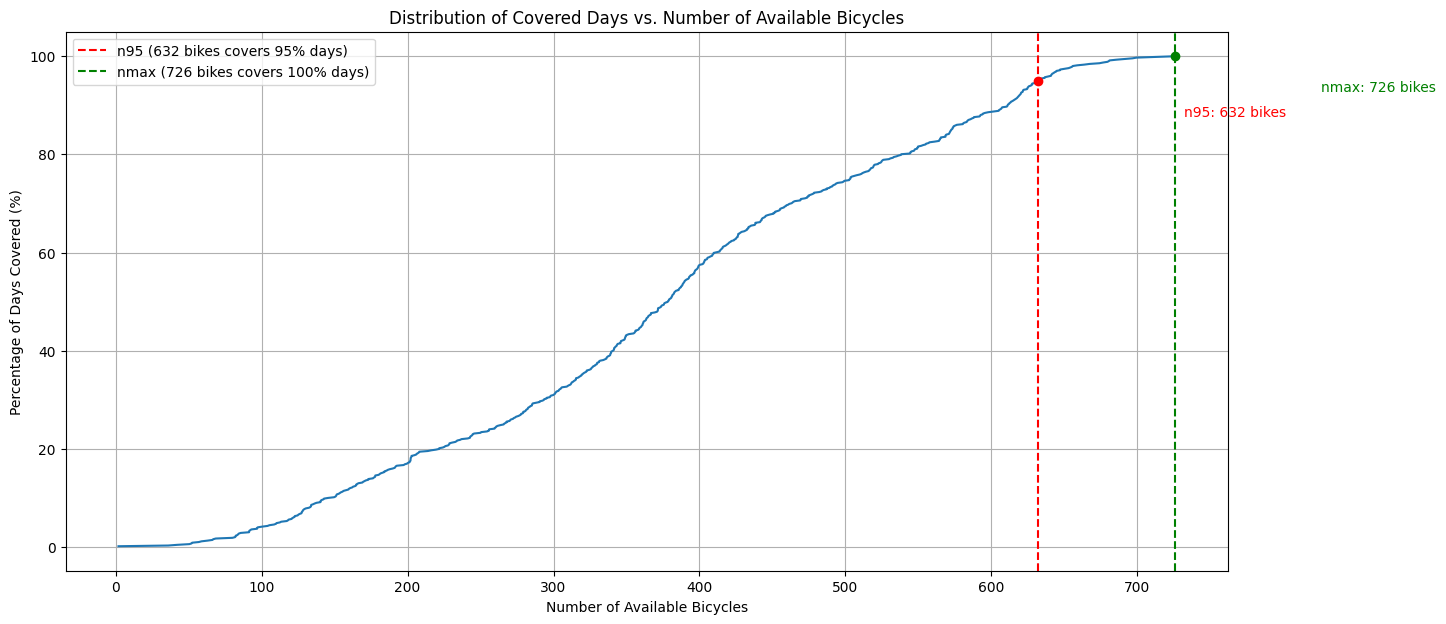
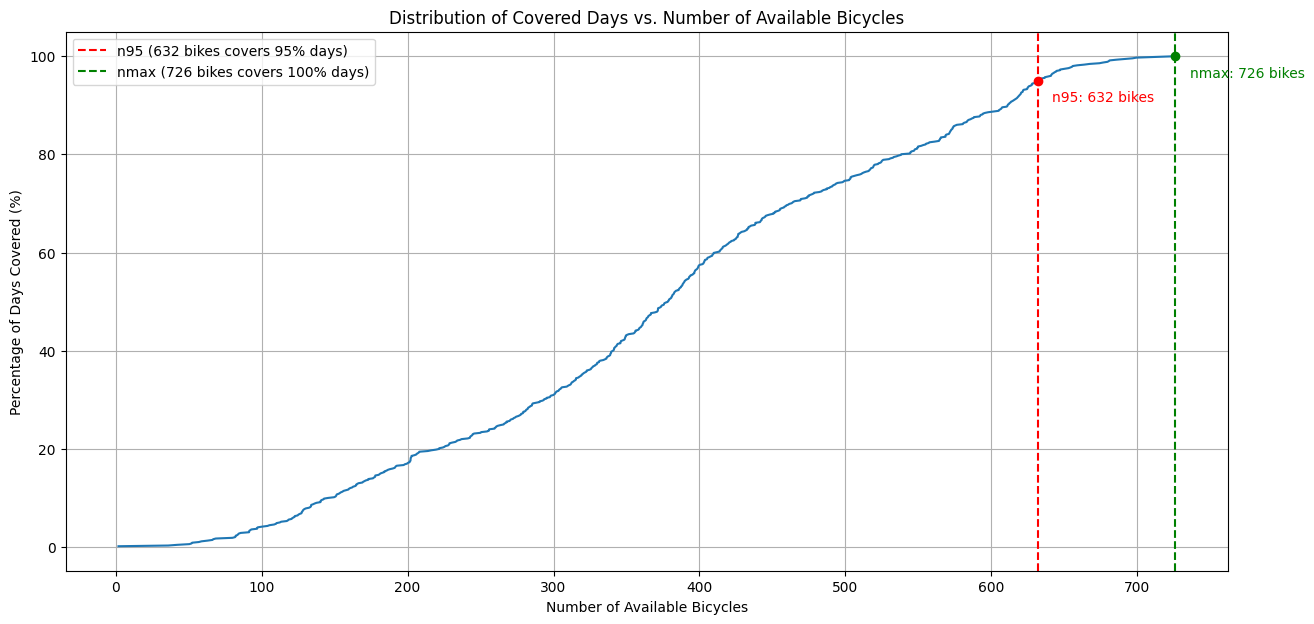
The notebook cell's code change between the first figure and the second:
--- before
+++ after
@@ -20,7 +20,7 @@
 # Annotate n95 and nmax points
 plt.scatter(n95, 95, color='r', zorder=5)
-plt.text(n95 + 100, 95 - 5, f'n95: {n95:.0f} bikes', color='r', ha='left', va='top')
+plt.text(n95 + 10, 95 - 2, f'n95: {n95:.0f} bikes', color='r', ha='left', va='top')
 plt.scatter(nmax, 100, color='g', zorder=5)
-plt.text(nmax + 100, 100 - 5, f'nmax: {nmax:.0f} bikes', color='g', ha='left', va='top')
+plt.text(nmax + 10, 100 - 2, f'nmax: {nmax:.0f} bikes', color='g', ha='left', va='top')
 
 plt.legend()

Commit: update nb file